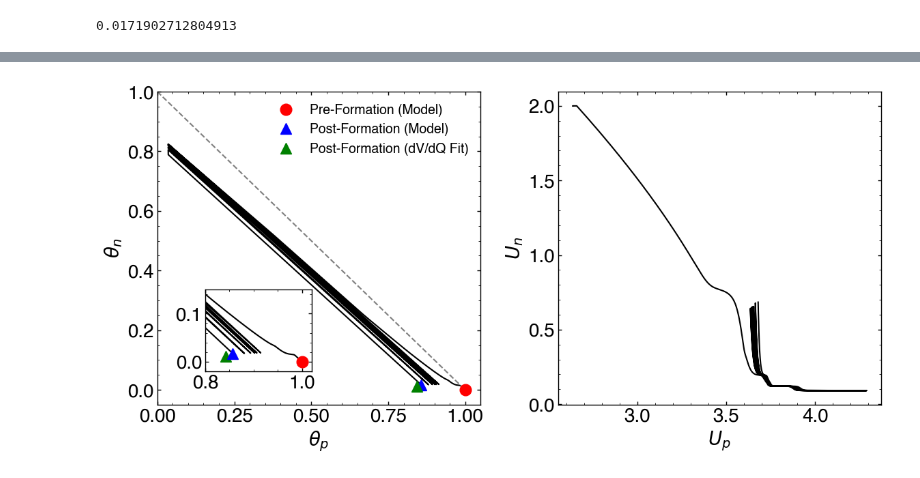
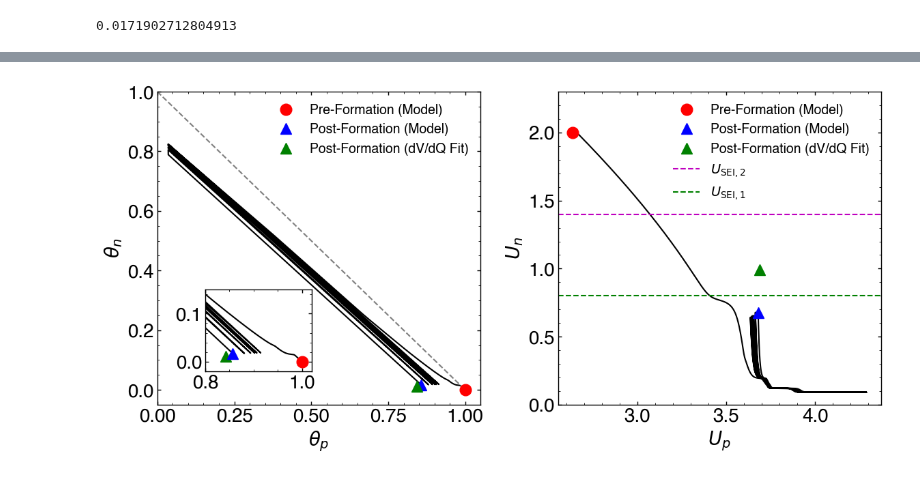
Before and after one commit to wengandrew/formation-modeling, a Jupyter notebook: notebooks/2023_05_09_fig_validation_1.ipynb, the cells around one changed output, grey strips where cells are left out. Saved outputs shown, nothing was run; the diff lists cells and outputs as text; code cells hidden in the pictures.

```diff
--- a/notebooks/2023_05_09_fig_validation_1.ipynb
+++ b/notebooks/2023_05_09_fig_validation_1.ipynb
@@ -372,31 +374,40 @@ fh, (ax0, ax1) = plt.subplots(nrows=1, ncols=2, figsize=(12, 6))
 
 xx = np.linspace(0, 1, 100)
 ax0.plot(sim.theta_p, sim.theta_n, c='k')
 ax0.plot(xx, 1-xx, c=(0.5,0.5,0.5), ls='--')
 ax0.plot(1, 0, marker='o', color='r', ms=12, ls='', label='Pre-Formation (Model)')
 ax0.plot(sim.theta_p[sim.curr_k-1], sim.theta_n[sim.curr_k-1], marker='^', c='b', ls='', ms=12, label='Post-Formation (Model)')
 ax0.plot(y0, x0, marker='^', color='g', ms=12, ls='', label='Post-Formation (dV/dQ Fit)')
 ax0.set_xlabel(r'$\theta_p$')
 ax0.set_ylabel(r'$\theta_n$')
 ax0.grid(False)
 ax0.set_xlim((0,1.05))
 ax0.set_ylim((-0.05,1))
 ax0.legend(fontsize=14)
 
 left, bottom, width, height = [0.15, 0.25, 0.13, 0.2]
 ax2 = fh.add_axes([left, bottom, width, height])
 ax2.plot(sim.theta_p, sim.theta_n, c='k')
 ax2.plot(1, 0, marker='o', color='r', ms=12)
 ax2.plot(y0, x0, marker='^', color='g', ms=12)
 ax2.plot(sim.theta_p[sim.curr_k-1], sim.theta_n[sim.curr_k-1], marker='^', c='b', ls='', ms=12)
 ax2.grid(False)
 ax2.set_xbound(lower=0.8, upper=1.02)
 ax2.set_ybound(lower=-0.02, upper=0.15)
 
 ax1.plot(sim.ocv_p, sim.ocv_n, c='k')
+ax1.plot(sim.ocv_p[0], sim.ocv_n[0], c='r', marker='o', ms=12, ls='', label='Pre-Formation (Model)')
+ax1.plot(sim.cell.Up(sim.theta_p[sim.curr_k-1]), sim.cell.Un(sim.theta_n[sim.curr_k-1]),
+         c='b', marker='^', ms=12, ls='', label='Post-Formation (Model)')
+ax1.plot(sim.cell.Up(y0, adjust=False), sim.cell.Un(x0, adjust=False),
+         c='g', marker='^', ms=12, ls='', label='Post-Formation (dV/dQ Fit)')
+ax1.axhline(sim.cell.U_SEI2, color='m', linestyle='--', label='$U_{\mathrm{SEI,2}}$')
+ax1.axhline(sim.cell.U_SEI1, color='g', linestyle='--', label='$U_{\mathrm{SEI,1}}$')
+ax1.legend(loc='upper right', fontsize=14)
 ax1.grid(False)
+ax1.set_ylim((0, 2.3))
 ax1.set_xlabel(r'$U_p$')
 ax1.set_ylabel(r'$U_n$')
 plt.savefig(f'outputs/figures/fig_stoicshift_{tag}.png')
 # %% [output]
-[figure, old version]
+[figure, new version]
```
Also changed, not shown: parts of 1 cell of this notebook, 3 other files.
